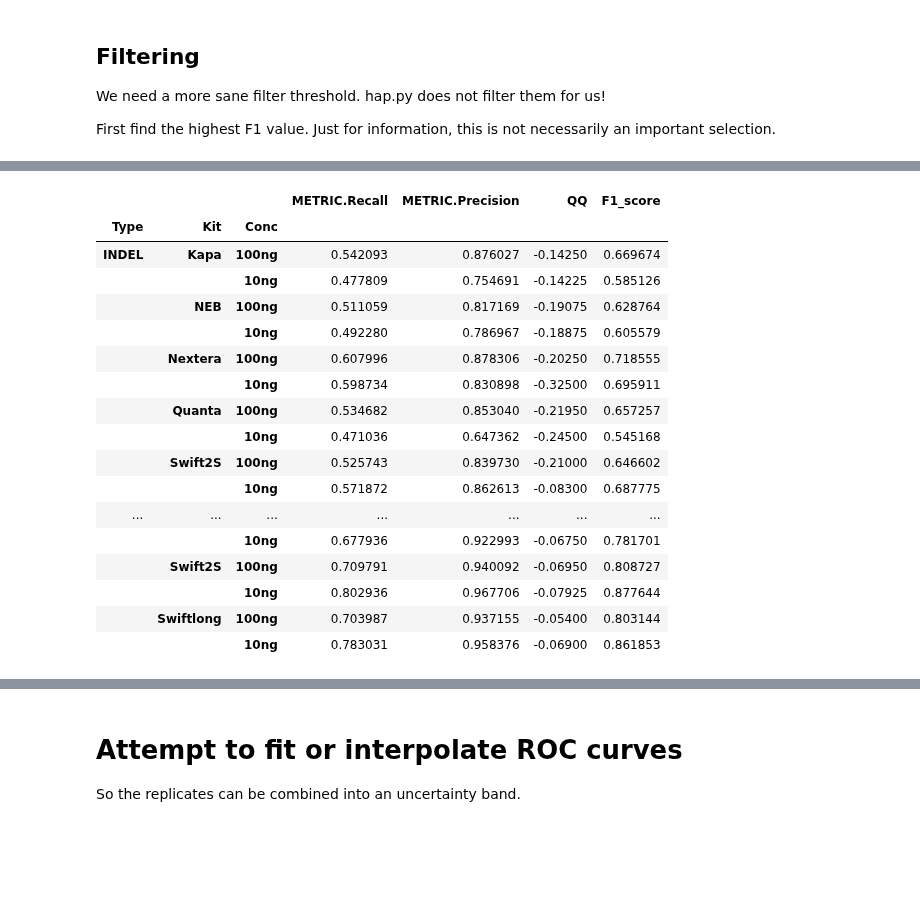
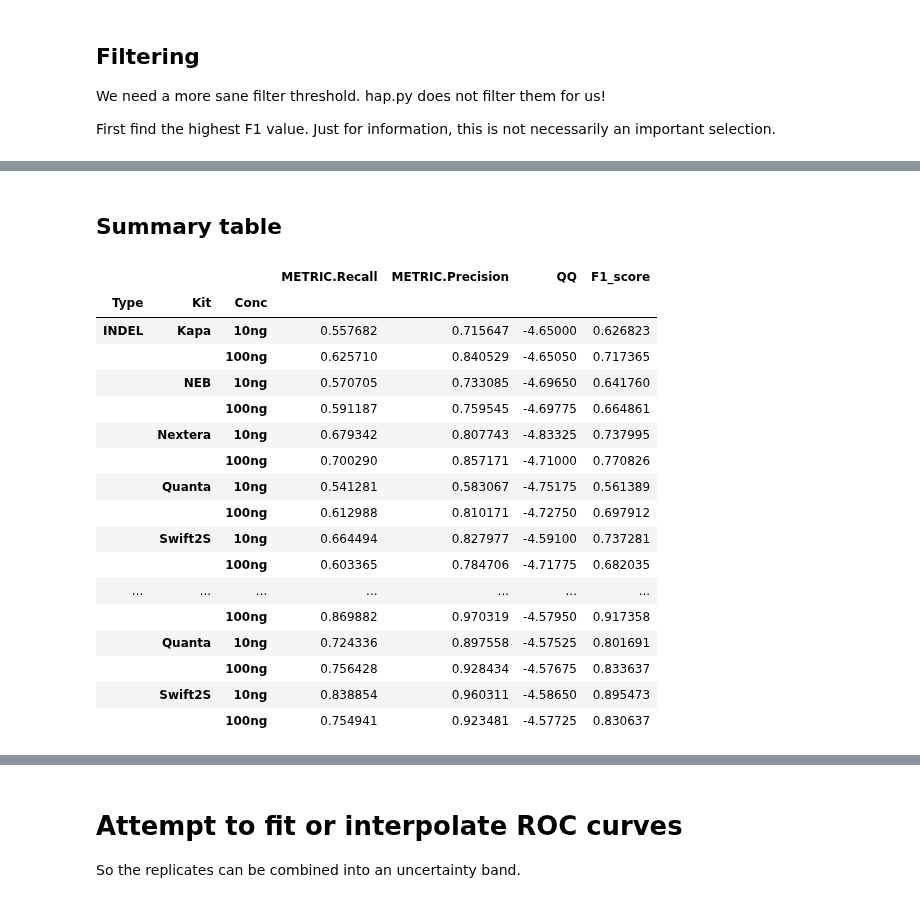
Before and after one commit to fa2k/comparison, a Jupyter notebook: variant_calling.ipynb, the cells around one changed output, grey strips where cells are left out. Saved outputs shown, nothing was run; the diff lists cells and outputs as text; code cells hidden in the pictures; blank space fills up the shorter version.

```diff
--- a/variant_calling.ipynb
+++ b/variant_calling.ipynb
@@ -13,7 +13,7 @@ import re
 
 The parameter below controls whether to include "Swift long" libraries.
 # %%
-INCLUDE_SWIFT_LONG_LIBS = True
+INCLUDE_SWIFT_LONG_LIBS = False
 # %% [markdown]
 # Utility function
 # %%
@@ -113,6 +113,7 @@ for file in files:
     dataframes.append(data)
 data = pd.concat(dataframes).reset_index(drop=True)
 data['Kit'] = pd.Categorical(data.Kit)
+data['Conc'] = pd.Categorical(data.Conc, categories=['10ng', '100ng'])
 # %% [markdown]
 ### Distribution of QQ values in SNPs
 # %%
@@ -233,0 +208,11 @@ quality_thres_mean
+# %%
+def get_min_qq_row_for_replicate(group_df):
+    return group_df.loc[group_df.QQ.idxmin()]
+
+def get_mean_over_replicates(l):
+    return l.groupby("Replicate").apply(get_min_qq_row_for_replicate).mean()
+
+quality_thres_mean = data[data.QQ > -5].groupby(["Type", "Kit", "Conc"]).apply(
+            get_mean_over_replicates
+        )
+quality_thres_mean.tail(n=5)
@@ -234,23 +227,25 @@ quality_thres_mean
+# %% [markdown]
+## Summary table
 # %%
 summary = quality_thres_mean[["METRIC.Recall", "METRIC.Precision", "QQ", "F1_score"]]
-#summary.to_clipboard() #
+summary.to_csv("result-tables/vc-performance-summary.txt")
 summary
 # %% [output]
 |  |  |  | METRIC.Recall | METRIC.Precision | QQ | F1_score |
 | Type | Kit | Conc |  |  |  |  |
-| INDEL | Kapa | 100ng | 0.542093 | 0.876027 | -0.14250 | 0.669674 |
-|  |  | 10ng | 0.477809 | 0.754691 | -0.14225 | 0.585126 |
-|  | NEB | 100ng | 0.511059 | 0.817169 | -0.19075 | 0.628764 |
-|  |  | 10ng | 0.492280 | 0.786967 | -0.18875 | 0.605579 |
-|  | Nextera | 100ng | 0.607996 | 0.878306 | -0.20250 | 0.718555 |
-|  |  | 10ng | 0.598734 | 0.830898 | -0.32500 | 0.695911 |
-|  | Quanta | 100ng | 0.534682 | 0.853040 | -0.21950 | 0.657257 |
-|  |  | 10ng | 0.471036 | 0.647362 | -0.24500 | 0.545168 |
-|  | Swift2S | 100ng | 0.525743 | 0.839730 | -0.21000 | 0.646602 |
-|  |  | 10ng | 0.571872 | 0.862613 | -0.08300 | 0.687775 |
+| INDEL | Kapa | 10ng | 0.557682 | 0.715647 | -4.65000 | 0.626823 |
+|  |  | 100ng | 0.625710 | 0.840529 | -4.65050 | 0.717365 |
+|  | NEB | 10ng | 0.570705 | 0.733085 | -4.69650 | 0.641760 |
+|  |  | 100ng | 0.591187 | 0.759545 | -4.69775 | 0.664861 |
+|  | Nextera | 10ng | 0.679342 | 0.807743 | -4.83325 | 0.737995 |
+|  |  | 100ng | 0.700290 | 0.857171 | -4.71000 | 0.770826 |
+|  | Quanta | 10ng | 0.541281 | 0.583067 | -4.75175 | 0.561389 |
+|  |  | 100ng | 0.612988 | 0.810171 | -4.72750 | 0.697912 |
+|  | Swift2S | 10ng | 0.664494 | 0.827977 | -4.59100 | 0.737281 |
+|  |  | 100ng | 0.603365 | 0.784706 | -4.71775 | 0.682035 |
 | ... | ... | ... | ... | ... | ... | ... |
-|  |  | 10ng | 0.677936 | 0.922993 | -0.06750 | 0.781701 |
-|  | Swift2S | 100ng | 0.709791 | 0.940092 | -0.06950 | 0.808727 |
-|  |  | 10ng | 0.802936 | 0.967706 | -0.07925 | 0.877644 |
-|  | Swiftlong | 100ng | 0.703987 | 0.937155 | -0.05400 | 0.803144 |
-|  |  | 10ng | 0.783031 | 0.958376 | -0.06900 | 0.861853 |
+|  |  | 100ng | 0.869882 | 0.970319 | -4.57950 | 0.917358 |
+|  | Quanta | 10ng | 0.724336 | 0.897558 | -4.57525 | 0.801691 |
+|  |  | 100ng | 0.756428 | 0.928434 | -4.57675 | 0.833637 |
+|  | Swift2S | 10ng | 0.838854 | 0.960311 | -4.58650 | 0.895473 |
+|  |  | 100ng | 0.754941 | 0.923481 | -4.57725 | 0.830637 |
```
Also changed, not shown: parts of 20 cells of this notebook.
